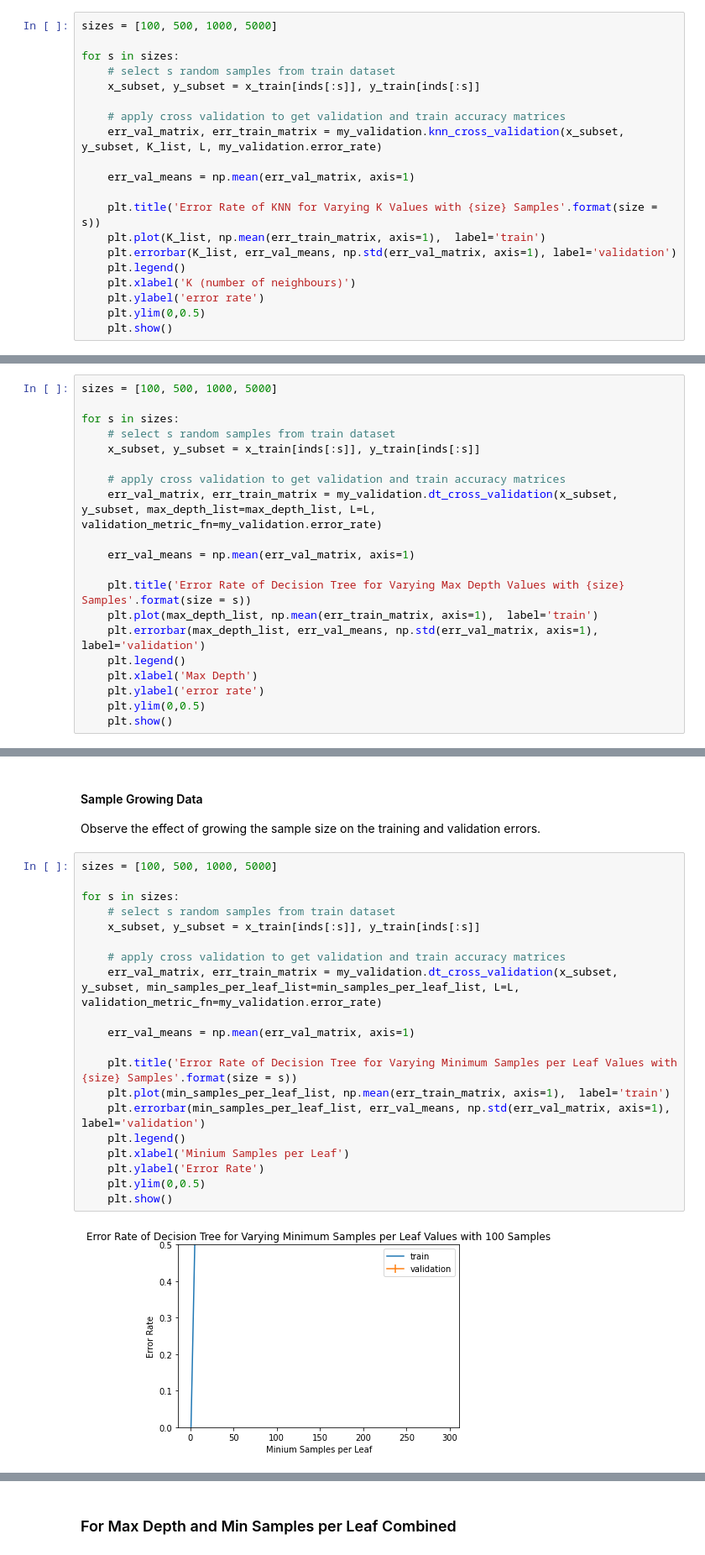
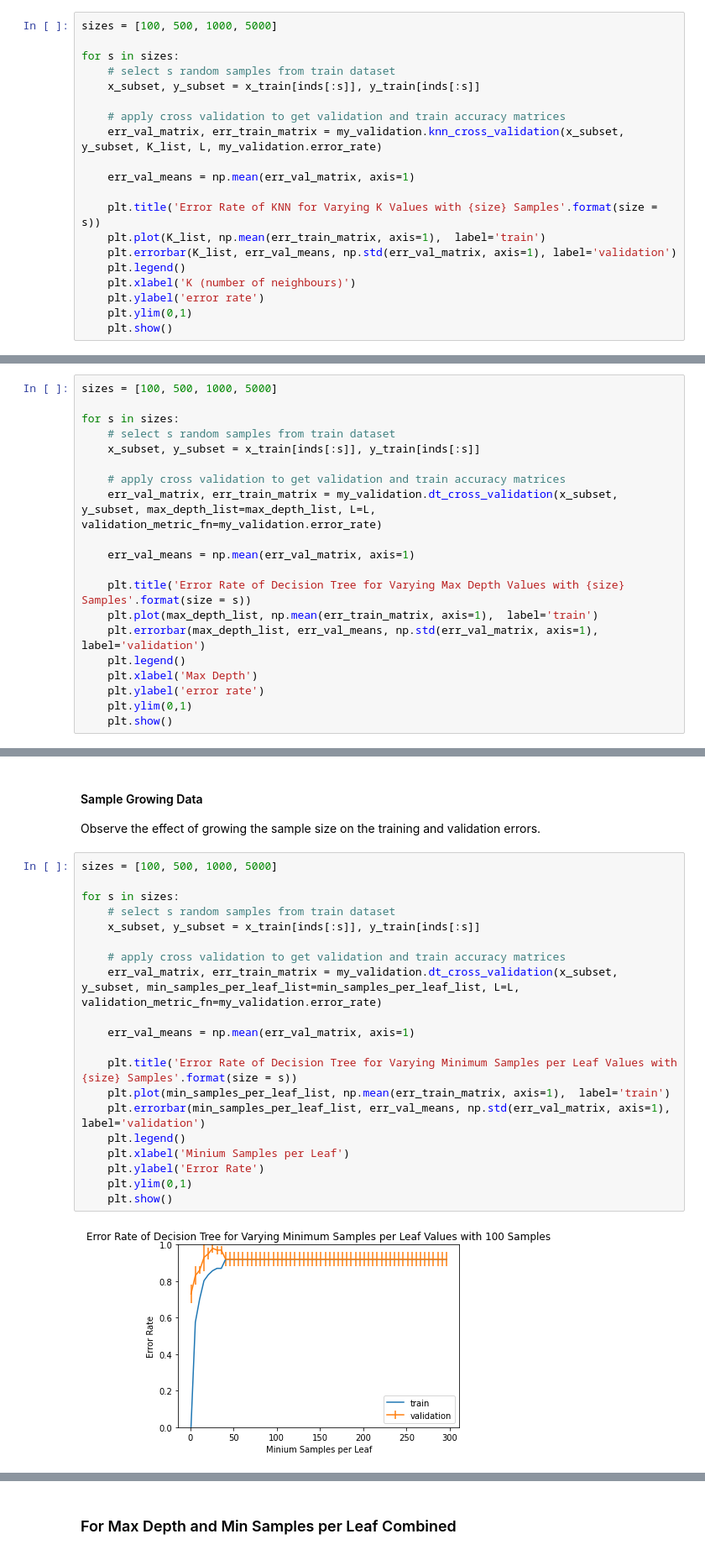
Before and after one commit to chrismartel/COMP551, a Jupyter notebook: projects/p1/letter_recognition.ipynb, the cells around one changed output, grey strips where cells are left out. Shown at 84% size. Drawn from its saved outputs; the diff is of its cells as text.

```diff
--- a/projects/p1/letter_recognition.ipynb
+++ b/projects/p1/letter_recognition.ipynb
@@ -209,6 +209,6 @@ for s in sizes:
     plt.legend()
     plt.xlabel('K (number of neighbours)')
     plt.ylabel('error rate')
-    plt.ylim(0,0.5)
+    plt.ylim(0,1)
     plt.show()
 # %% [output]
@@ -295,6 +297,6 @@ for s in sizes:
     plt.legend()
     plt.xlabel('Max Depth')
     plt.ylabel('error rate')
-    plt.ylim(0,0.5)
+    plt.ylim(0,1)
     plt.show()
 # %% [output]
@@ -357,22 +362,22 @@ Observe the effect of growing the sample size on the training and validation err
 # %%
 sizes = [100, 500, 1000, 5000]
 
 for s in sizes:
     # select s random samples from train dataset
     x_subset, y_subset = x_train[inds[:s]], y_train[inds[:s]]
 
     # apply cross validation to get validation and train accuracy matrices
     err_val_matrix, err_train_matrix = my_validation.dt_cross_validation(x_subset, y_subset, min_samples_per_leaf_list=min_samples_per_leaf_list, L=L, validation_metric_fn=my_validation.error_rate)
 
     err_val_means = np.mean(err_val_matrix, axis=1)
 
     plt.title('Error Rate of Decision Tree for Varying Minimum Samples per Leaf Values with {size} Samples'.format(size = s))
     plt.plot(min_samples_per_leaf_list, np.mean(err_train_matrix, axis=1),  label='train')
     plt.errorbar(min_samples_per_leaf_list, err_val_means, np.std(err_val_matrix, axis=1), label='validation')
     plt.legend()
     plt.xlabel('Minium Samples per Leaf')
     plt.ylabel('Error Rate')
-    plt.ylim(0,0.5)
+    plt.ylim(0,1)
     plt.show()
 # %% [output]
-[figure, old version]
+[figure, new version]
```
Also changed, not shown: parts of 13 cells of this notebook.
